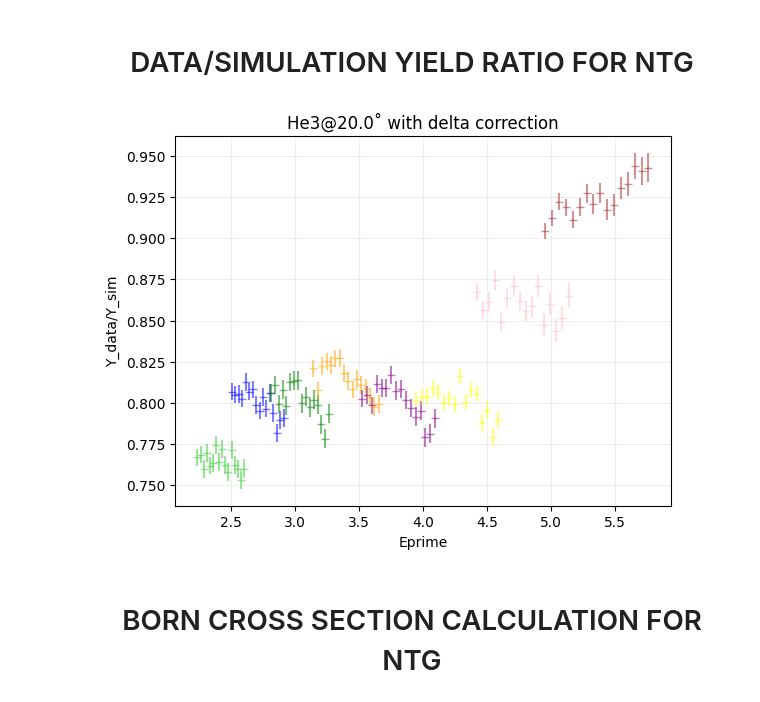
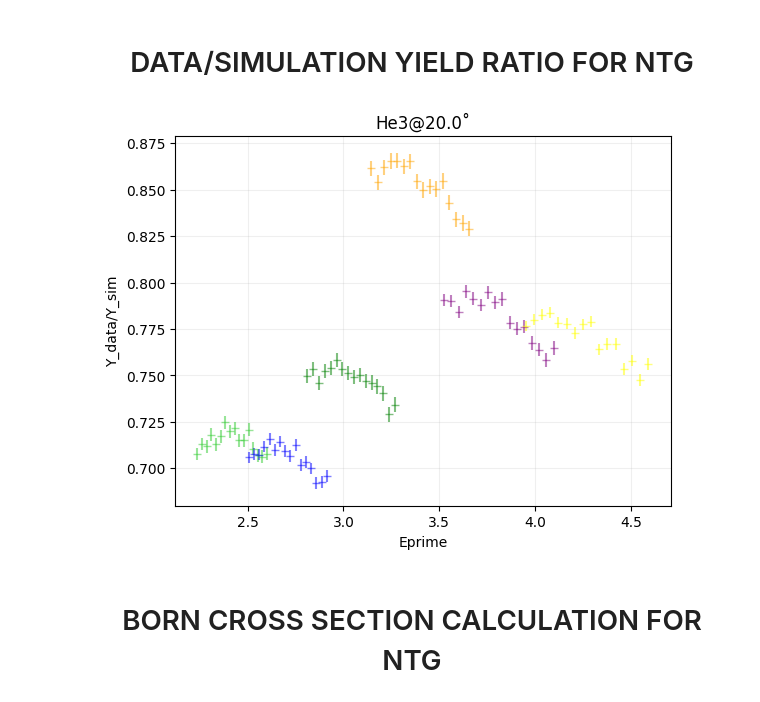
Before and after one commit to ab6361/Cross_Section, a Jupyter notebook: he3_xsec.ipynb, the cells around one changed output. Saved outputs shown, nothing was run; the diff lists cells and outputs as text; code cells hidden in the pictures.

```diff
--- a/he3_xsec.ipynb
+++ b/he3_xsec.ipynb
@@ -21,7 +19,7 @@ from common_functions import Sn119_dict, Ti48_dict, Ag108_dict, Th232_dict, Ni58
 \end{equation}
 # %%
 folder = 'he3'
-
+leaky = 0
 ntg = 'He3' # What is the nuclei in numerator?
 nsimstring = ntg.lower()
 print("nsimstring", nsimstring)
@@ -31,8 +29,6 @@ print("dsimstring", dsimstring)
 ald = 'Dummy' # Aluminium dummy target
 dang = 20.0 # What is your desired angle?
 dmom = [2.42, 2.71, 3.04, 3.40, 3.81, 4.27, 4.78, 5.36, 5.878, 6.6] # What are your desired central momenta (just the magnitude)
-cafe_report_path = '/Users/AbSir/Library/CloudStorage/GoogleDrive-asharda@vols.utk.edu/My Drive/xem2/reportfiles/'
-tinfo_path = '/Users/AbSir/Library/CloudStorage/GoogleDrive-asharda@vols.utk.edu/My Drive/xem2/HMS_runlist.txt'
 bin_per_mom = 16 # How many bins per momentum?
 bin_num = bin_per_mom * len(dmom) # Total number of bins in the combined histogram
 
@@ -43,7 +39,7 @@ thick = target_info[ntg][2] # g/cm2. From Cameron's target sheet column 'R'
 ep_min = {}
 ep_max = {}
 
-#Constants
+# Constants
 Ei, Mp = 10.54, 0.93825 # Beam energcountsy and proton mass in GeV
 N_A, Q_E = 6.02e+23, 1.60e-19 # Avogadro's number and charge in 1 electron
 dpp_up, dpp_down = 10.0, -10.0 # Momentum acceptance upper and lower limit
@@ -460,8 +406,6 @@ No contamination correction needed
 # %%
 #Read the Cross-section table
 V1, V2, V3, V4, V5, V6, V7, V8, V9, V10, V11, V12, V13 = ImportRadcor(f"/Users/AbSir/Library/CloudStorage/GoogleDrive-asharda@vols.utk.edu/My Drive/xem2/xsec_tables/xem2_emc_rc_{nsimstring}22_hms.out")
-# Old xsec table
-# V1, V2, V3, V4, V5, V6, V7, V8, V9, V10, V11, V12, V13 = ImportRadcor(f"/Users/AbSir/Library/CloudStorage/GoogleDrive-asharda@vols.utk.edu/My Drive/xem2/xsec_tables_old/xem2_20deg{nsimstring}22_hms.out")
 
 Eprime_dict = {}
 delta_dict = {}
@@ -518,20 +462,26 @@ for momentum in dmom:
     # MC Jacobian
     jacobian_weight[momentum] = np.power((1 + np.power(hsxptar_cut, 2) + np.power(hsyptar_cut, 2)), -1.5)
 
+    if ntg == 'He3' and leaky == 1:
+        thick = leaky_cauldron[momentum]
+        # print(f"He3 target with thickness {thick}")
+        lumin = thick * sim_charge / A * N_A / Q_E * 1e-39
+        print(f"Luminosity: {lumin}")
+
     # Perform the interpolation
     points_ntg = np.array([V2, V3]).T # Make a 2D array and transpose it so each array is of the form [E',theta]
     points_to_interpolate = np.column_stack((Eprime_dict[momentum], thetadeg))
     xsec_array[momentum] = griddata(points_ntg, V9, points_to_interpolate, method = 'linear') # Specify the 2D array of [E's, thetas] as first argument; Radiative cross-section (V9) as the z-axis and (Ep, theta) as the point for which we need the cross-section
-    mc_scale[momentum] = lumin * domega * (ep_max[momentum] - ep_min[momentum]) / nentries         # Calculate the scale for simulation
+    mc_scale[momentum] = (lumin * domega * (ep_max[momentum] - ep_min[momentum])) / nentries         # Calculate the scale for simulation
+    print(f"Scale for {momentum} GeV: {mc_scale[momentum]}")
     thetadict[momentum] = thetadeg
 
-hsdelta_min = np.min(delta_dict[2.42])
-hsdelta_max = np.max(delta_dict[2.42])
+hsdelta_min, hsdelta_max = np.min(delta_dict[2.42]), np.max(delta_dict[2.42])
 print("Should be -8 and +8", hsdelta_min, hsdelta_max)
 hsdelta_num_bins = bin_per_mom
 hsdelta_binedges = np.linspace(hsdelta_min, hsdelta_max, hsdelta_num_bins + 1)
 
-#This function returns 2 arrays: bin counts (the counts in each bin taking weights into account) and bin edges (the edges of the bins)
+# This function returns 2 arrays: bin counts (the counts in each bin taking weights into account) and bin edges (the edges of the bins)
 bin_edges_delta_2p42 = np.histogram(delta_dict[2.42], weights = xsec_array[2.42] * mc_scale[2.42], bins = hsdelta_binedges)[1]
 bin_edges_delta_2p71 = np.histogram(delta_dict[2.71], weights = xsec_array[2.71] * mc_scale[2.71], bins = hsdelta_binedges)[1]
 bin_edges_delta_3p04 = np.histogram(delta_dict[3.04], weights = xsec_array[3.04] * mc_scale[3.04], bins = hsdelta_binedges)[1]
@@ -543,6 +493,7 @@ bin_edges_delta_5p36 = np.histogram(delta_dict[5.36], weights = xsec_array[5.36]
 bin_edges_delta_5p878 = np.histogram(delta_dict[5.878], weights = xsec_array[5.878] * mc_scale[5.878], bins = hsdelta_binedges)[1]
 bin_edges_delta_6p6 = np.histogram(delta_dict[6.6], weights = xsec_array[6.6] * mc_scale[6.6], bins = hsdelta_binedges)[1]
 
+# Gets the yield and yield error
 bin_counts_eprime_2p42_mc_ntg, bin_errors_eprime_2p42_mc_ntg = mchist_from_array(delta_dict[2.42], xsec_array[2.42] * mc_scale[2.42] * ytar_weight[2.42] * jacobian_weight[2.42], hsdelta_binedges)
 bin_counts_eprime_2p71_mc_ntg, bin_errors_eprime_2p71_mc_ntg = mchist_from_array(delta_dict[2.71], xsec_array[2.71] * mc_scale[2.71] * ytar_weight[2.71] * jacobian_weight[2.71], hsdelta_binedges)
 bin_counts_eprime_3p04_mc_ntg, bin_errors_eprime_3p04_mc_ntg = mchist_from_array(delta_dict[3.04], xsec_array[3.04] * mc_scale[3.04] * ytar_weight[3.04] * jacobian_weight[3.04], hsdelta_binedges)
@@ -628,39 +572,39 @@ ratio_eprime_4p27_ntg = subtracted_bin_contents_4p27_ntg / bin_counts_eprime_4p2
 ratio_eprime_4p78_ntg = subtracted_bin_contents_4p78_ntg / bin_counts_eprime_4p78_mc_ntg
 ratio_eprime_5p36_ntg = subtracted_bin_contents_5p36_ntg / bin_counts_eprime_5p36_mc_ntg
 ratio_eprime_5p878_ntg = subtracted_bin_contents_5p878_ntg / bin_counts_eprime_5p878_mc_ntg
 ratio_eprime_6p6_ntg = subtracted_bin_contents_6p6_ntg / bin_counts_eprime_6p6_mc_ntg
 
 # Add errors in quadrature. First is data and second is MC
 ratio_errors_2p42_ntg = ratio_eprime_2p42_ntg * np.sqrt((subtracted_bin_errors_2p42_ntg / subtracted_bin_contents_2p42_ntg)**2 + (bin_errors_eprime_2p42_mc_ntg / bin_counts_eprime_2p42_mc_ntg)**2)
 ratio_errors_2p71_ntg = ratio_eprime_2p71_ntg * np.sqrt((subtracted_bin_errors_2p71_ntg / subtracted_bin_contents_2p71_ntg)**2 + (bin_errors_eprime_2p71_mc_ntg / bin_counts_eprime_2p71_mc_ntg)**2)
 ratio_errors_3p04_ntg = ratio_eprime_3p04_ntg * np.sqrt((subtracted_bin_errors_3p04_ntg / subtracted_bin_contents_3p04_ntg)**2 + (bin_errors_eprime_3p04_mc_ntg / bin_counts_eprime_3p04_mc_ntg)**2)
 ratio_errors_3p4_ntg = ratio_eprime_3p4_ntg * np.sqrt((subtracted_bin_errors_3p4_ntg / subtracted_bin_contents_3p4_ntg)**2 + (bin_errors_eprime_3p4_mc_ntg / bin_counts_eprime_3p4_mc_ntg)**2)
 ratio_errors_3p81_ntg = ratio_eprime_3p81_ntg * np.sqrt((subtracted_bin_errors_3p81_ntg / subtracted_bin_contents_3p81_ntg)**2 + (bin_errors_eprime_3p81_mc_ntg / bin_counts_eprime_3p81_mc_ntg)**2)
 ratio_errors_4p27_ntg = ratio_eprime_4p27_ntg * np.sqrt((subtracted_bin_errors_4p27_ntg / subtracted_bin_contents_4p27_ntg)**2 + (bin_errors_eprime_4p27_mc_ntg / bin_counts_eprime_4p27_mc_ntg)**2)
 ratio_errors_4p78_ntg = ratio_eprime_4p78_ntg * np.sqrt((subtracted_bin_errors_4p78_ntg / subtracted_bin_contents_4p78_ntg)**2 + (bin_errors_eprime_4p78_mc_ntg / bin_counts_eprime_4p78_mc_ntg)**2)
 ratio_errors_5p36_ntg = ratio_eprime_5p36_ntg * np.sqrt((subtracted_bin_errors_5p36_ntg / subtracted_bin_contents_5p36_ntg)**2 + (bin_errors_eprime_5p36_mc_ntg / bin_counts_eprime_5p36_mc_ntg)**2)
 ratio_errors_5p878_ntg = ratio_eprime_5p878_ntg * np.sqrt((subtracted_bin_errors_5p878_ntg / subtracted_bin_contents_5p878_ntg)**2 + (bin_errors_eprime_5p878_mc_ntg / bin_counts_eprime_5p878_mc_ntg)**2)
 ratio_errors_6p6_ntg = ratio_eprime_6p6_ntg * np.sqrt((subtracted_bin_errors_6p6_ntg / subtracted_bin_contents_6p6_ntg)**2 + (bin_errors_eprime_6p6_mc_ntg / bin_counts_eprime_6p6_mc_ntg)**2)
 
 fig2, ax2 = plt.subplots()
 ax2.errorbar(binned_eprime_bin_centers_2p42, ratio_eprime_2p42_ntg, yerr = ratio_errors_2p42_ntg, fmt = '_', alpha = 0.5, color = 'limegreen', label = '2.42 GeV')
 ax2.errorbar(binned_eprime_bin_centers_2p71, ratio_eprime_2p71_ntg, yerr = ratio_errors_2p71_ntg, fmt = '_', alpha = 0.5, color = 'blue', label = '2.71 GeV')
 ax2.errorbar(binned_eprime_bin_centers_3p04, ratio_eprime_3p04_ntg, yerr = ratio_errors_3p04_ntg, fmt = '_', alpha = 0.5, color = 'green', label = '3.04 GeV')
 ax2.errorbar(binned_eprime_bin_centers_3p4, ratio_eprime_3p4_ntg, yerr = ratio_errors_3p4_ntg, fmt = '_', alpha = 0.5, color = 'orange', label = '3.4 GeV')
 ax2.errorbar(binned_eprime_bin_centers_3p81, ratio_eprime_3p81_ntg, yerr = ratio_errors_3p81_ntg, fmt = '_', alpha = 0.5, color = 'purple', label = '3.81 GeV')
 ax2.errorbar(binned_eprime_bin_centers_4p27, ratio_eprime_4p27_ntg, yerr = ratio_errors_4p27_ntg, fmt = '_', alpha = 0.5, color = 'yellow', label = '4.27 GeV')
-ax2.errorbar(binned_eprime_bin_centers_4p78, ratio_eprime_4p78_ntg, yerr = ratio_errors_4p78_ntg, fmt = '_', alpha = 0.5, color = 'pink', label = '4.78 GeV')
-ax2.errorbar(binned_eprime_bin_centers_5p36, ratio_eprime_5p36_ntg, yerr = ratio_errors_5p36_ntg, fmt = '_', alpha = 0.5, color = 'brown', label = '5.36 GeV')
+# ax2.errorbar(binned_eprime_bin_centers_4p78, ratio_eprime_4p78_ntg, yerr = ratio_errors_4p78_ntg, fmt = '_', alpha = 0.5, color = 'pink', label = '4.78 GeV')
+# ax2.errorbar(binned_eprime_bin_centers_5p36, ratio_eprime_5p36_ntg, yerr = ratio_errors_5p36_ntg, fmt = '_', alpha = 0.5, color = 'brown', label = '5.36 GeV')
 # ax2.errorbar(binned_eprime_bin_centers_5p878, ratio_eprime_5p878_ntg, yerr = ratio_errors_5p878_ntg, fmt = '_', alpha = 0.5, color = 'cyan', label = '5.878 GeV')
-# ax2.errorbar(binned_eprime_bin_centers_6p6, ratio_eprime_6p6_ntg, yerr = ratio_errors_6p6_ntg, fmt = '_', alpha = 0.5, color = 'red', label = '6.6 GeV')
+# ax2.errorbar(binned_eprime_bin_centers_6p6, ratio_eprime_6p6_ntg, yerr = ratio_errors_6p6_ntg, fmt = '_', alpha = 0.5, color = 'lightgreen', label = '6.6 GeV')
 ax2.set_xlabel('Eprime')
 ax2.set_ylabel('Y_data/Y_sim')
-ax2.set_title(f'{ntg}@{dang}˚ with delta correction')
+ax2.set_title(f'{ntg}@{dang}˚')
 ax2.grid(alpha = 0.2)
-# ax2.set_ylim(0.9, 1.1)
+# ax2.set_ylim(0.5, 1.1)
 # fig2.savefig(f'{folder}/yieldratio_{ntg}_{dang}_{start_time:.0f}.pdf')
 # %% [output]
-[figure, old version]
+[figure, new version]
 # %% [markdown]
 <h1 align="center">BORN CROSS SECTION CALCULATION FOR NTG</h1>
 # %%
```
Also changed, not shown: parts of 36 cells of this notebook, 4 other files.
